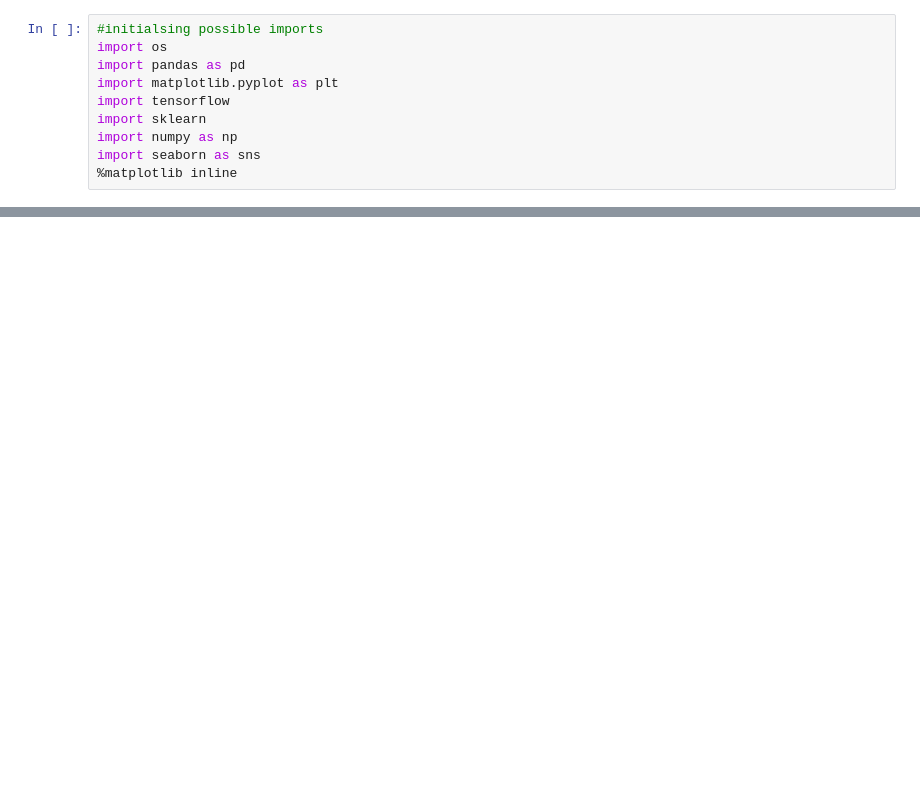
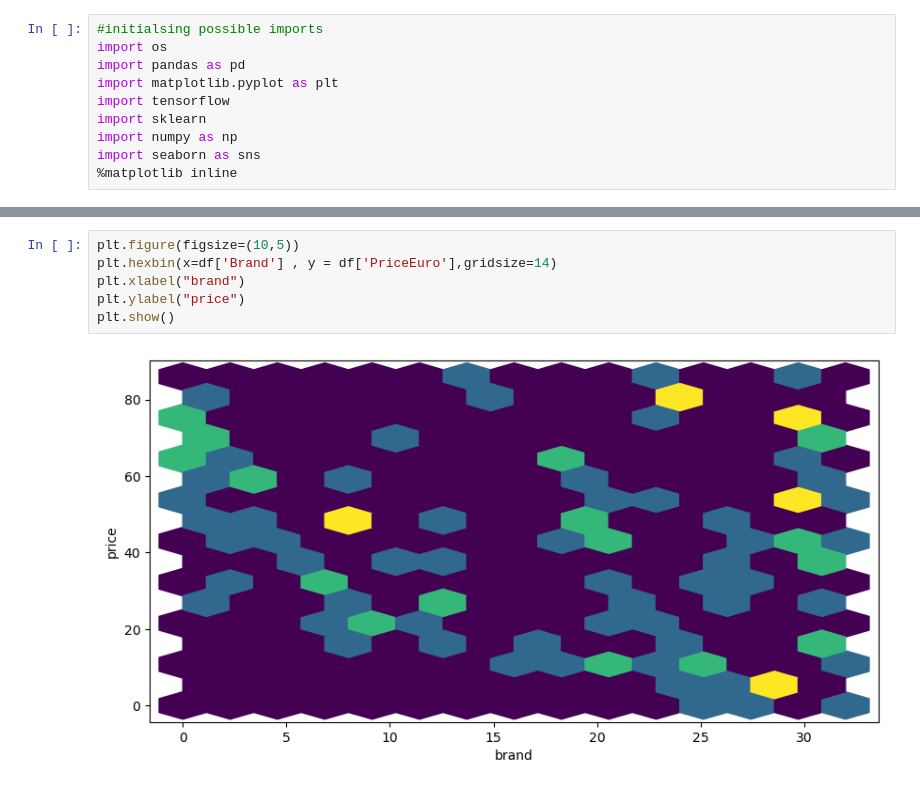
Before and after one commit to rohith4088/EV_SEGMENTATION, a Jupyter notebook: ev_segmentation.ipynb, the cells around one changed output, grey strips where cells are left out. Cells and saved outputs as stored; diff of their text form; blank space fills up the shorter version.

```diff
--- a/ev_segmentation.ipynb
+++ b/ev_segmentation.ipynb
@@ -20,0 +198,8 @@ df.head()
+# %%
+plt.figure(figsize=(10,5))
+plt.hexbin(x=df['Brand'] , y = df['PriceEuro'],gridsize=14)
+plt.xlabel("brand")
+plt.ylabel("price")
+plt.show()
+# %% [output]
+[figure, added]
```
Also changed, not shown: parts of 16 cells of this notebook.
